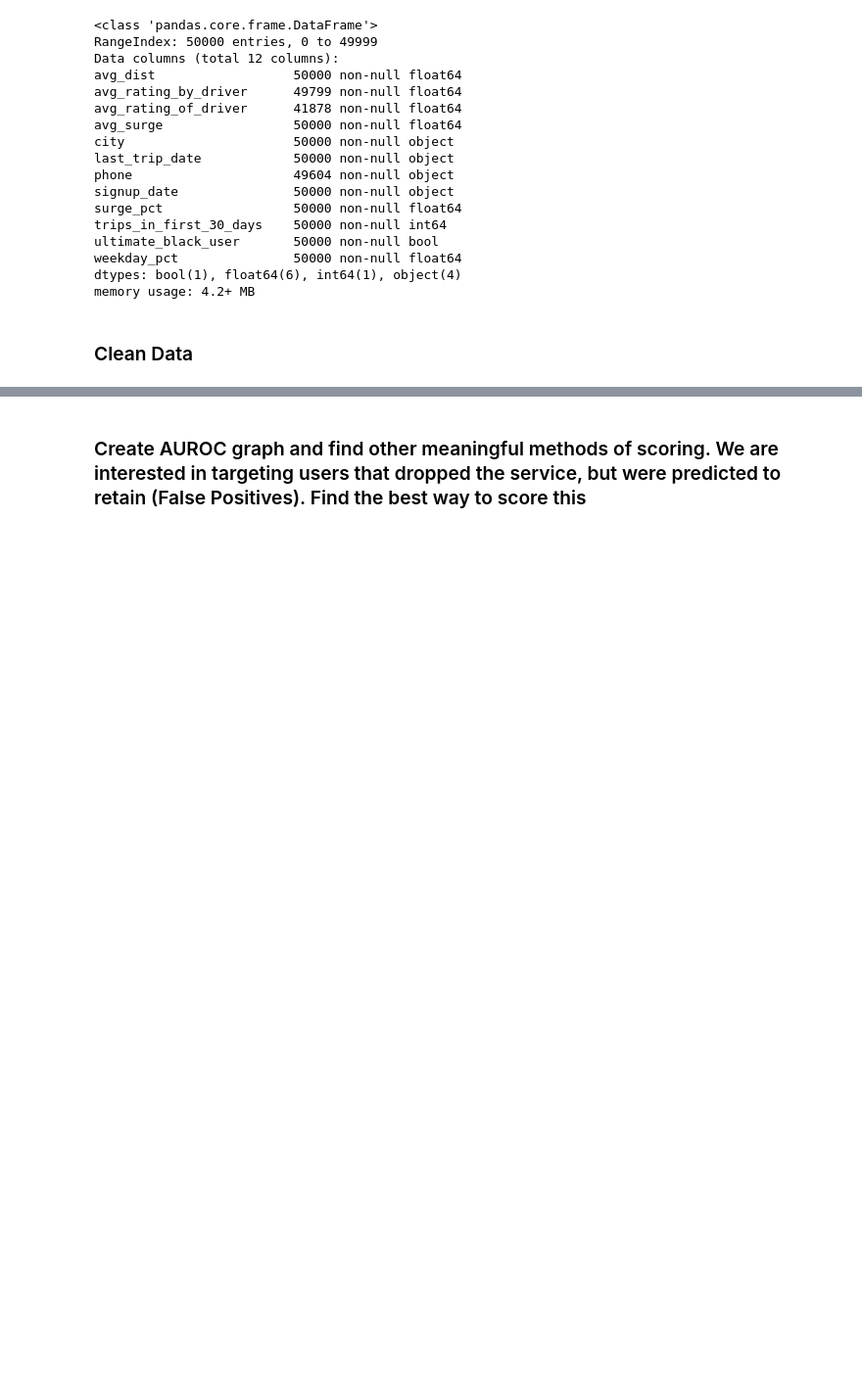
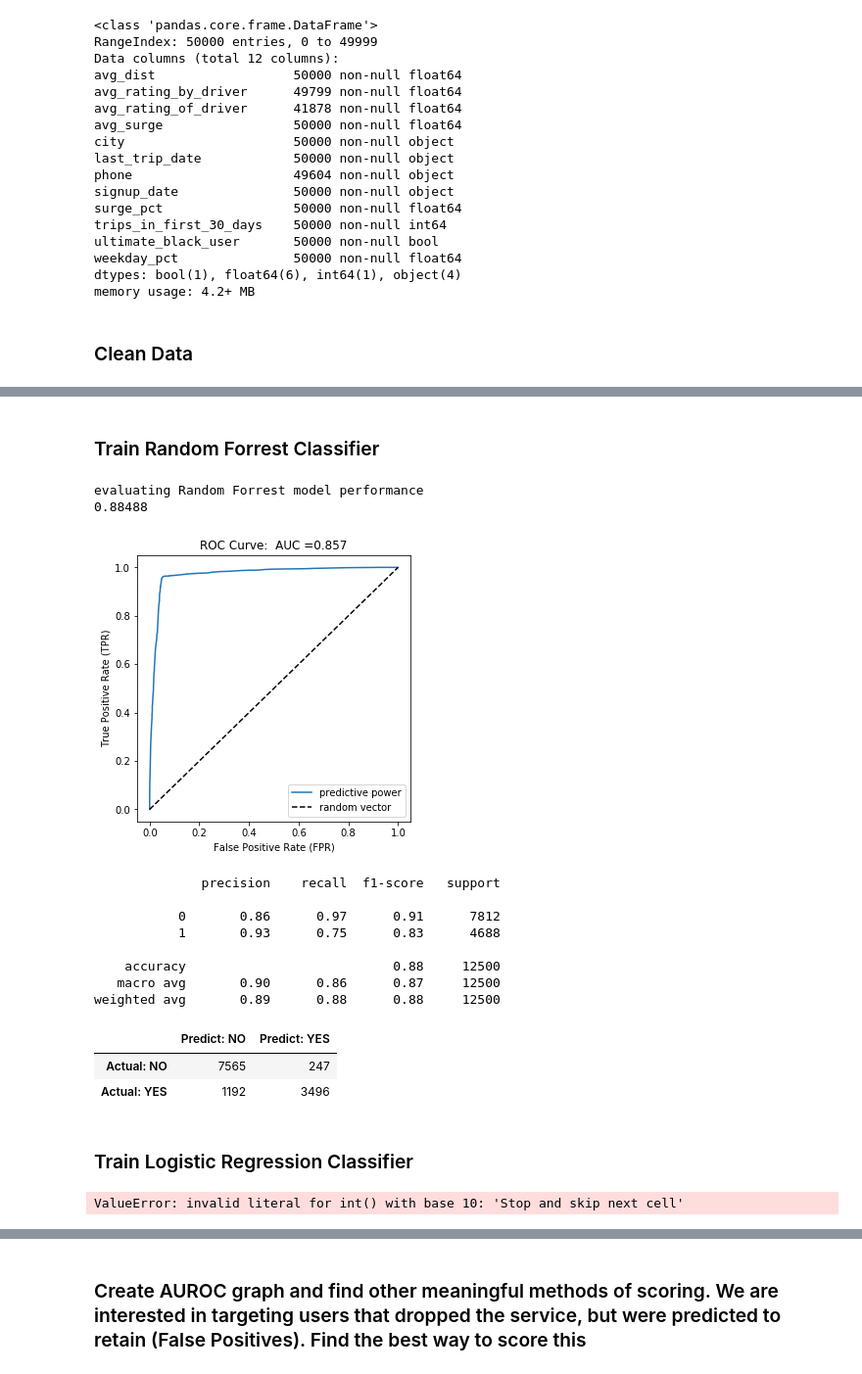
Before and after one commit to AHalarewicz/UltimateDataScienceChallenge, a Jupyter notebook: notebooks/part_3_predictive_modeling.ipynb, the cells around one changed output, grey strips where cells are left out. Shown at 98% size. Drawn from its saved outputs; the diff is of its cells as text; code cells hidden in the pictures; blank space fills up the shorter version.

```diff
--- a/notebooks/part_3_predictive_modeling.ipynb
+++ b/notebooks/part_3_predictive_modeling.ipynb
@@ -57,3 +61,7 @@ rider_df.avg_rating_of_driver = rider_df.avg_rating_of_driver.fillna(rider_df.av
 
 # if iPhone or Android not specified, insert "other"
 rider_df.phone = rider_df.phone.fillna('other')
+
+# fix "King's Landing"
+rider_df.city = rider_df.city.replace(to_replace="King's Landing", value="Kings_Landing")
+set(rider_df.city)
@@ -181,0 +145,2 @@ rider_df
+# %% [markdown]
+### Train Random Forrest Classifier
@@ -181,0 +154,72 @@ rider_df
+# %%
+# instantiate random forest classifier
+random_forest = RandomForestClassifier(max_depth=True)
+
+# fit model to training data
+random_forest = random_forest.fit(X_train_rf, y_train_rf)
+
+# test model performance
+print('evaluating Random Forrest model performance')
+score_rf = random_forest.score(X_test_rf, y_test_rf)
+print(score_rf)
+# %% [output]
+evaluating Random Forrest model performance
+0.88488
+# %%
+def evaluate_classifier(model, X_test, y_test):
+
+    # get predictions
+    y_pred = model.predict(X_test)
+
+    # Compute predicted probabilities: y_pred_prob
+    y_pred_prob = model.predict_proba(X_test)[:,1]
+
+    # compute Area under the curve
+    roc_auc = roc_auc_score(y_test, y_pred)
+
+    # Generate ROC curve values: fpr, tpr, thresholds
+    fpr, tpr, thresholds = roc_curve(y_test, y_pred_prob)
+
+    # plot ROC curve
+    title = 'ROC Curve:  AUC =' + str(roc_auc.round(3))
+    _ = plt.figure(figsize=(5,5))
+    _ = plt.plot(fpr, tpr)
+    _ = plt.plot([0,1], [0,1], 'k--')
+    _ = plt.xlabel('False Positive Rate (FPR)')
+    _ = plt.ylabel('True Positive Rate (TPR)')
+    _ = plt.title(title)
+    _ = plt.legend(['predictive power','random vector'])
+    plt.show()
+
+
+    # construct confusion matrix
+    conf_matrx = pd.DataFrame(confusion_matrix(y_test, y_pred))
+    conf_matrx.columns = ['Predict: NO', 'Predict: YES']
+    conf_matrx.index = ['Actual: NO', 'Actual: YES']
+
+    report = classification_report(y_test, y_pred)
+
+    return conf_matrx, report
+# %%
+matrix, report = evaluate_classifier(random_forest, X_test_rf, y_test_rf)
+print(report)
+matrix
+# %% [output]
+[figure, added]
+              precision    recall  f1-score   support
+
+           0       0.86      0.97      0.91      7812
+           1       0.93      0.75      0.83      4688
+
+    accuracy                           0.88     12500
+   macro avg       0.90      0.86      0.87     12500
+weighted avg       0.89      0.88      0.88     12500
+|  | Predict: NO | Predict: YES |
+| Actual: NO | 7565 | 247 |
+| Actual: YES | 1192 | 3496 |
+# %% [markdown]
+### Train Logistic Regression Classifier
+# %%
+int("Stop and skip next cell")
+# %% [output]
+ValueError: invalid literal for int() with base 10: 'Stop and skip next cell'
```
Also changed, not shown: parts of 29 cells of this notebook.
